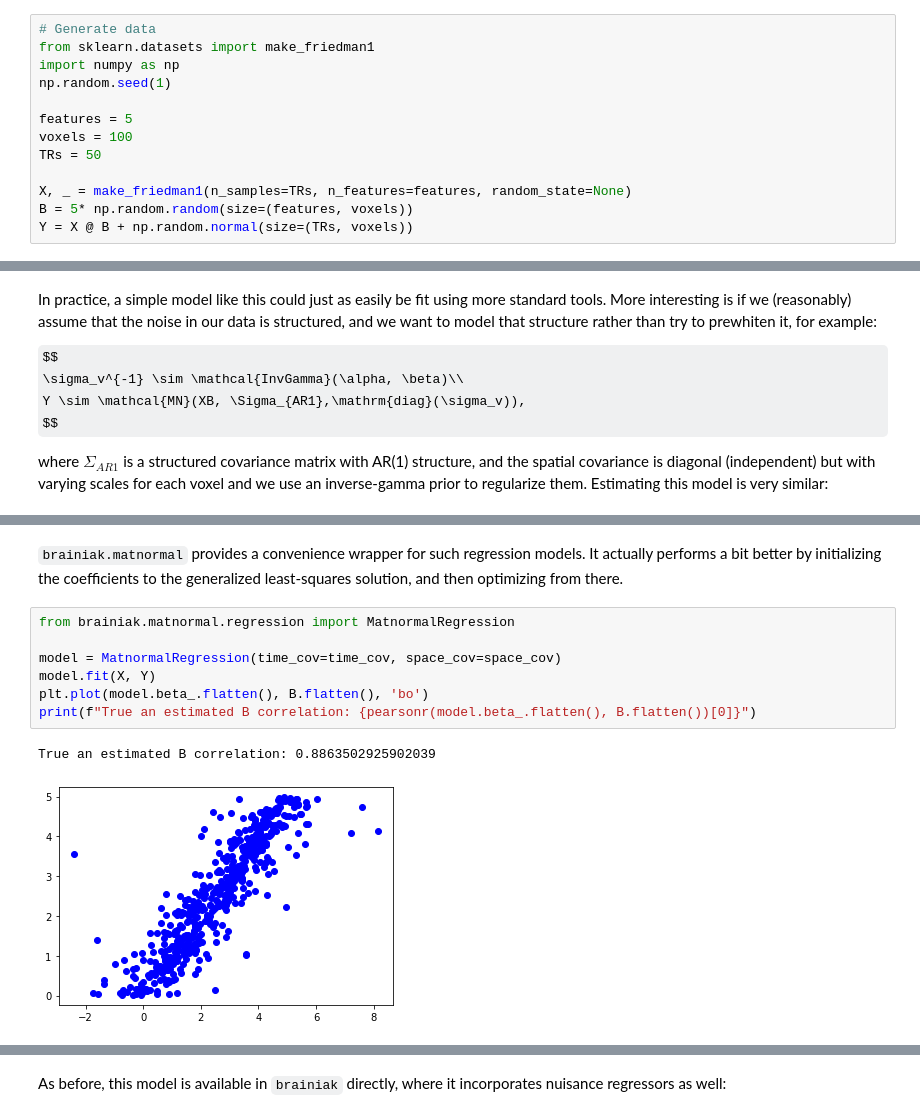
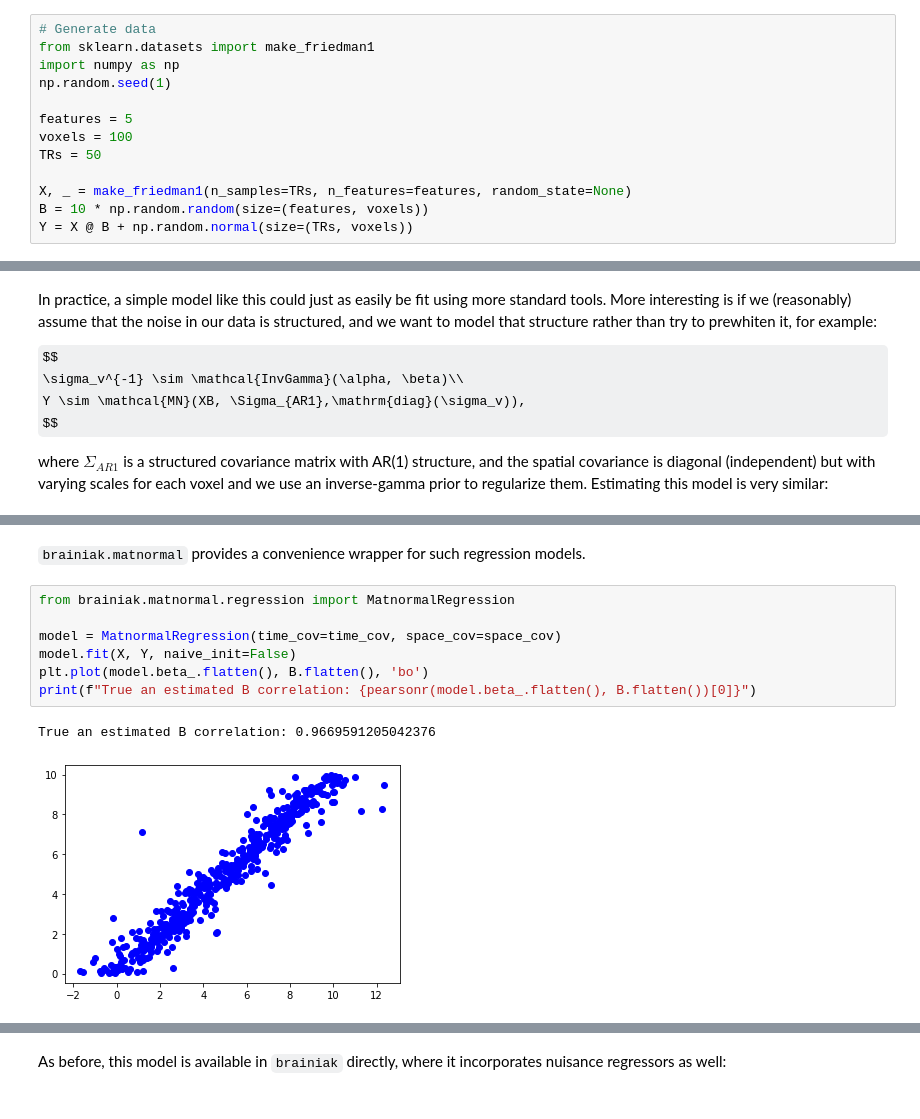
Before and after one commit to brainiak/brainiak-aperture, a Jupyter notebook: notebooks/matnormal/Matrix-normal model prototyping.ipynb, the cells around one changed output, grey strips where cells are left out. Drawn from its saved outputs; the diff is of its cells as text; some formulas as TeX source.

Commit message:
initial tutorials (no hierarchical models yet

```diff
--- a/notebooks/matnormal/Matrix-normal model prototyping.ipynb
+++ b/notebooks/matnormal/Matrix-normal model prototyping.ipynb
@@ -22,7 +27,7 @@ voxels = 100
 TRs = 50
 
 X, _ = make_friedman1(n_samples=TRs, n_features=features, random_state=None)
-B = 5* np.random.random(size=(features, voxels))
+B = 10 * np.random.random(size=(features, voxels))
 Y = X @ B + np.random.normal(size=(TRs, voxels))
 # %%
 import tensorflow as tf
@@ -135,15 +139,15 @@ True an estimated B correlation: 0.9560363339613879
 # %% [markdown]
-`brainiak.matnormal` provides a convenience wrapper for such regression models. It actually performs a bit better by initializing the coefficients to the generalized least-squares solution, and then optimizing from there.
+`brainiak.matnormal` provides a convenience wrapper for such regression models.
 # %%
 from brainiak.matnormal.regression import MatnormalRegression
 
 model = MatnormalRegression(time_cov=time_cov, space_cov=space_cov)
-model.fit(X, Y)
+model.fit(X, Y, naive_init=False)
 plt.plot(model.beta_.flatten(), B.flatten(), 'bo')
 print(f"True an estimated B correlation: {pearsonr(model.beta_.flatten(), B.flatten())[0]}")
 # %% [output]
-True an estimated B correlation: 0.8863502925902039
+True an estimated B correlation: 0.9669591205042376
-[figure, old version]
+[figure, new version]
 # %% [markdown]
 ## Priors, marginalization and RSA
 
```
Also changed, not shown: parts of 18 cells of this notebook, 1 other file.
